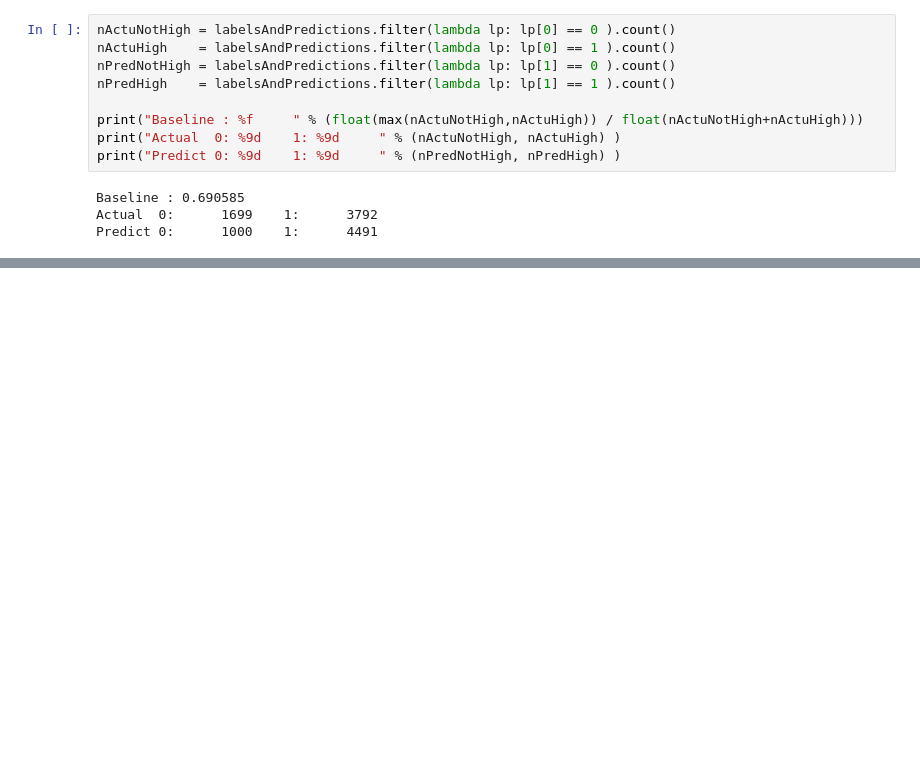
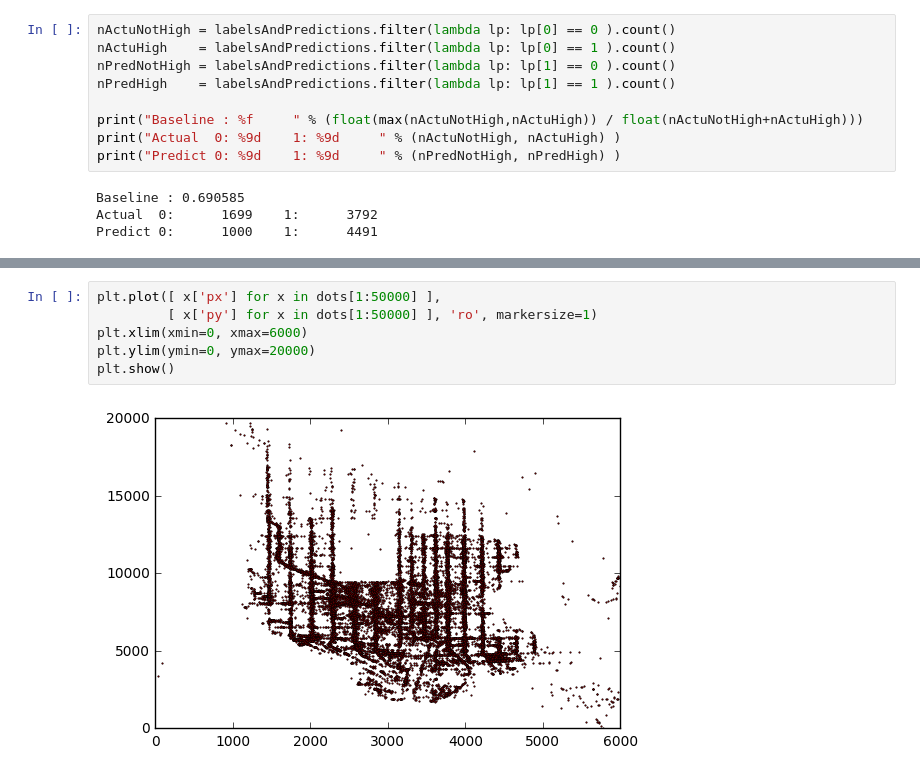
Before and after one commit to caprice-j/nyctaxi, a Jupyter notebook: SPARK/RandomForest.ipynb, the cells around one changed output, grey strips where cells are left out. Cells and saved outputs as stored; diff of their text form; blank space fills up the shorter version.

```diff
--- a/SPARK/RandomForest.ipynb
+++ b/SPARK/RandomForest.ipynb
@@ -191,0 +279,8 @@ Predict 0:      1000    1:      4491
+# %%
+plt.plot([ x['px'] for x in dots[1:50000] ],
+         [ x['py'] for x in dots[1:50000] ], 'ro', markersize=1)
+plt.xlim(xmin=0, xmax=6000)
+plt.ylim(ymin=0, ymax=20000)
+plt.show()
+# %% [output]
+[figure, added]
```
Also changed, not shown: parts of 10 cells of this notebook.
